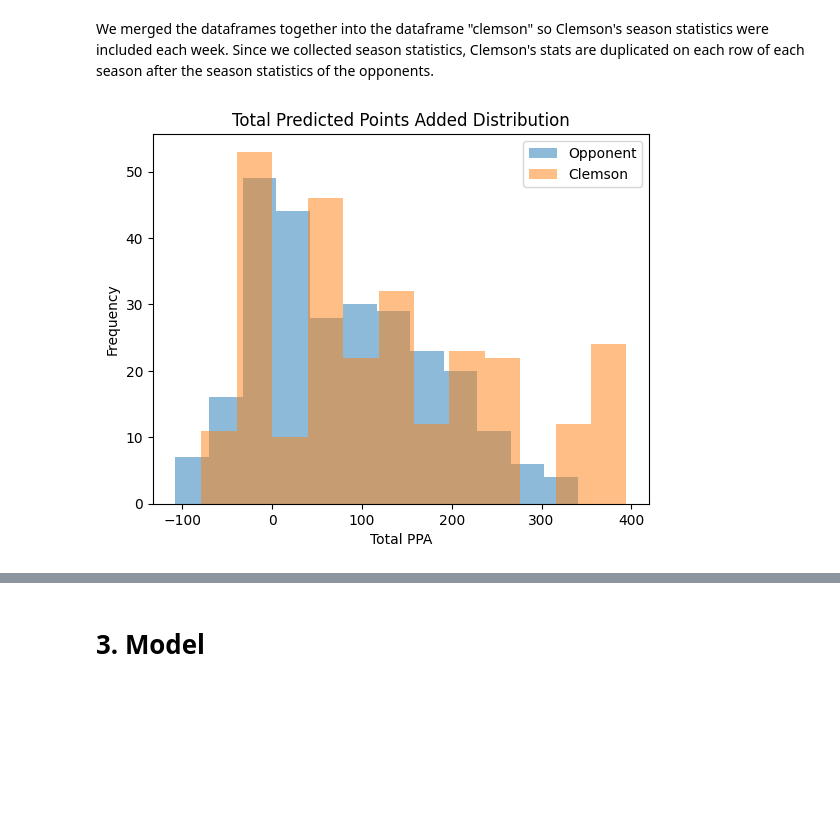
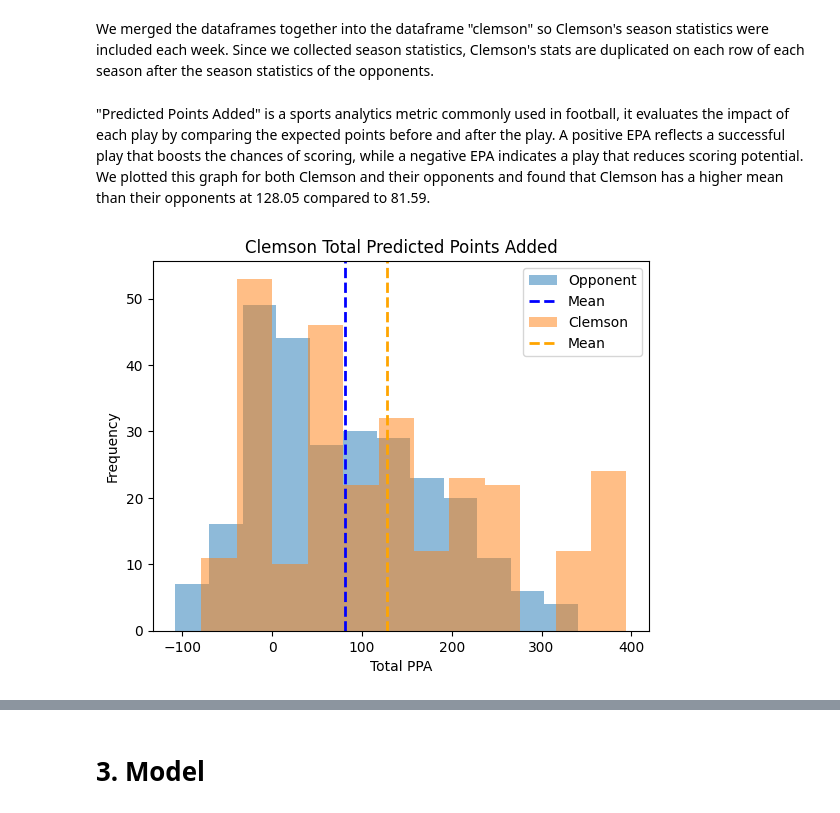
Before and after one commit to rze7ud/DS3001_Final_Project, a Jupyter notebook: Analysis.ipynb, the cells around one changed output, grey strips where cells are left out. Drawn from its saved outputs; the diff is of its cells as text; code cells hidden in the pictures; blank space fills up the shorter version.

```diff
--- a/Analysis.ipynb
+++ b/Analysis.ipynb
@@ -52,13 +52,19 @@ clemson = pd.merge_asof(clemson_opp_df, clemson_df, on ='season')
 last_row = len(clemson)-1
 cur = clemson.loc[last_row]
 clemson = clemson.drop(clemson.index[last_row])
+# %% [markdown]
+"Predicted Points Added" is a sports analytics metric commonly used in football, it evaluates the impact of each play by comparing the expected points before and after the play. A positive EPA reflects a successful play that boosts the chances of scoring, while a negative EPA indicates a play that reduces scoring potential. We plotted this graph for both Clemson and their opponents and found that Clemson has a higher mean than their opponents at 128.05 compared to 81.59.
 # %%
 plt.hist(clemson['opp_off_total_ppa'], alpha=0.5, label='Opponent', bins=12)
+opp_mean = np.mean(clemson['opp_off_total_ppa'])
+plt.axvline(opp_mean, color='blue', linestyle='dashed', linewidth=2, label='Mean')
 plt.hist(clemson['off_total_ppa'], alpha=0.5, label='Clemson', bins=12)
+mean = np.mean(clemson['off_total_ppa'])
+plt.axvline(mean, color='orange', linestyle='dashed', linewidth=2, label='Mean')
 plt.legend(loc='upper right')
-plt.title('Total Predicted Points Added Distribution')
+plt.title('Clemson Total Predicted Points Added')
 plt.xlabel('Total PPA')
 plt.ylabel('Frequency')
 plt.show()
 # %% [output]
-[figure, old version]
+[figure, new version]
```
Also changed, not shown: parts of 3 cells of this notebook.
